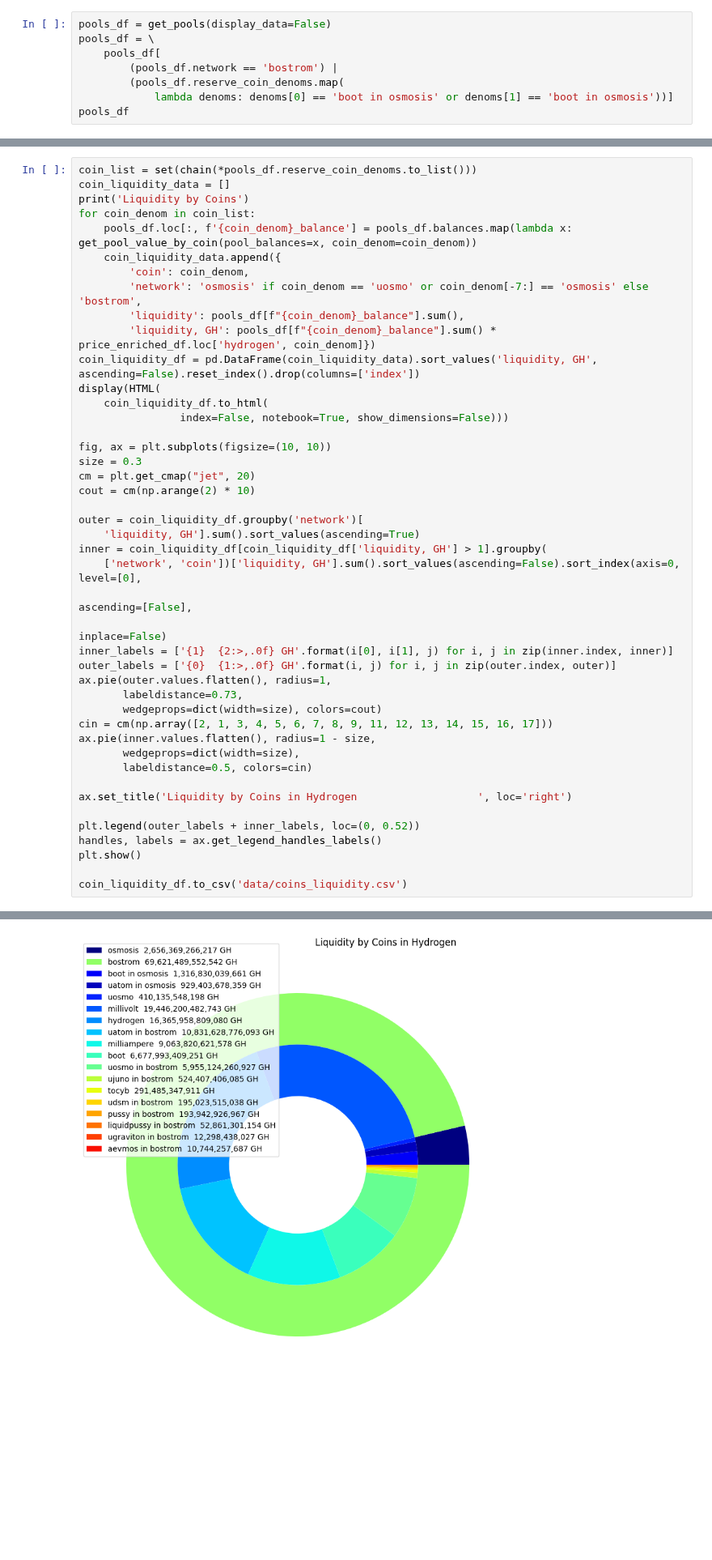
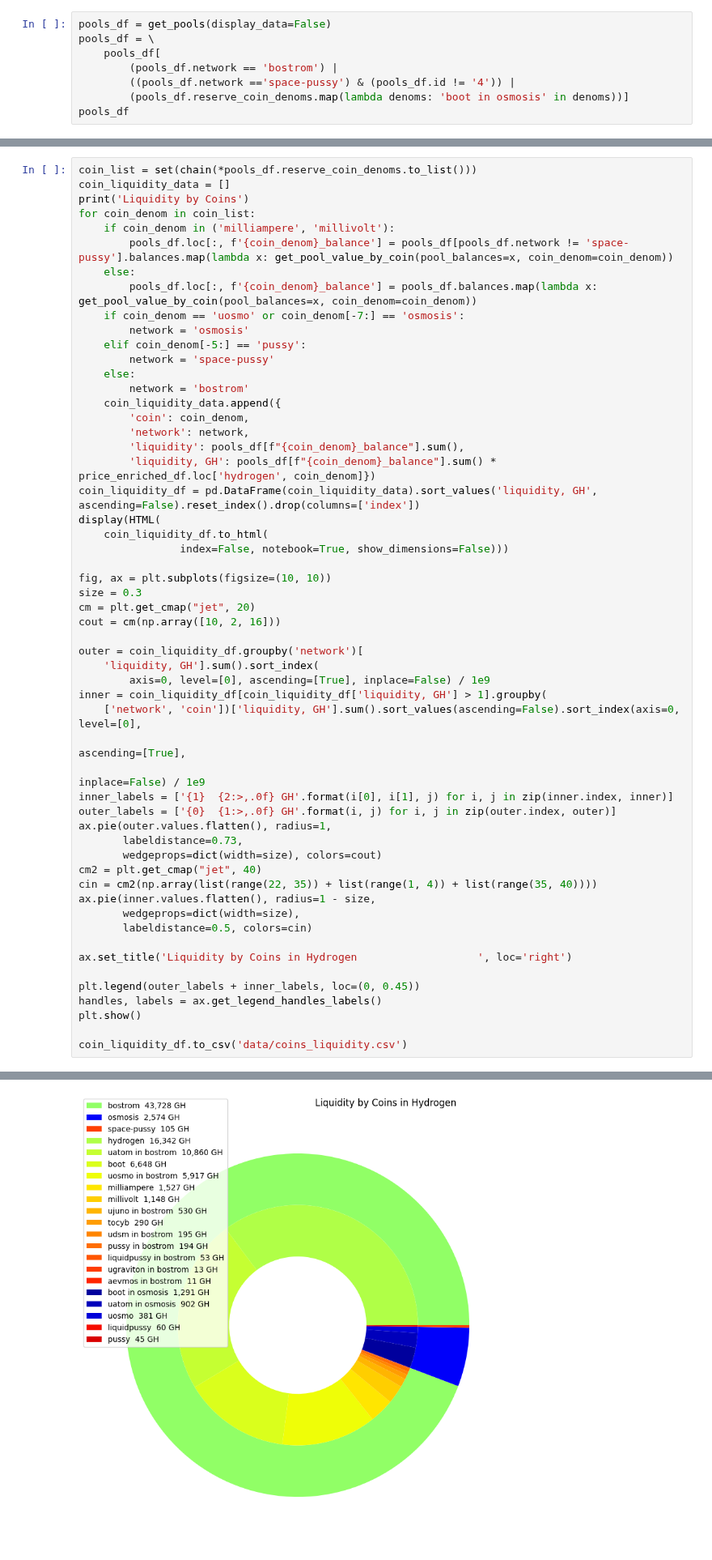
Before and after one commit to Snedashkovsky/cyber-arbitrage, a Jupyter notebook: pools_liquidity_in_gh.ipynb, the cells around one changed output, grey strips where cells are left out. Shown at 81% size. Cells and saved outputs as stored; diff of their text form; blank space fills up the shorter version.

```diff
--- a/pools_liquidity_in_gh.ipynb
+++ b/pools_liquidity_in_gh.ipynb
@@ -15,8 +15,8 @@ pools_df = get_pools(display_data=False)
 pools_df = \
     pools_df[
         (pools_df.network == 'bostrom') |
-        (pools_df.reserve_coin_denoms.map(
-            lambda denoms: denoms[0] == 'boot in osmosis' or denoms[1] == 'boot in osmosis'))]
+        ((pools_df.network =='space-pussy') & (pools_df.id != '4')) |
+        (pools_df.reserve_coin_denoms.map(lambda denoms: 'boot in osmosis' in denoms))]
 pools_df
 # %% [output]
 |  | network | id | type_id | balances | swap_fee | reserve_coin_denoms |
@@ -173,10 +176,19 @@ coin_list = set(chain(*pools_df.reserve_coin_denoms.to_list()))
 coin_liquidity_data = []
 print('Liquidity by Coins')
 for coin_denom in coin_list:
-    pools_df.loc[:, f'{coin_denom}_balance'] = pools_df.balances.map(lambda x: get_pool_value_by_coin(pool_balances=x, coin_denom=coin_denom))
+    if coin_denom in ('milliampere', 'millivolt'):
+        pools_df.loc[:, f'{coin_denom}_balance'] = pools_df[pools_df.network != 'space-pussy'].balances.map(lambda x: get_pool_value_by_coin(pool_balances=x, coin_denom=coin_denom))
+    else:
+        pools_df.loc[:, f'{coin_denom}_balance'] = pools_df.balances.map(lambda x: get_pool_value_by_coin(pool_balances=x, coin_denom=coin_denom))
+    if coin_denom == 'uosmo' or coin_denom[-7:] == 'osmosis':
+        network = 'osmosis'
+    elif coin_denom[-5:] == 'pussy':
+        network = 'space-pussy'
+    else:
+        network = 'bostrom'
     coin_liquidity_data.append({
         'coin': coin_denom,
-        'network': 'osmosis' if coin_denom == 'uosmo' or coin_denom[-7:] == 'osmosis' else 'bostrom',
+        'network': network,
         'liquidity': pools_df[f"{coin_denom}_balance"].sum(),
         'liquidity, GH': pools_df[f"{coin_denom}_balance"].sum() * price_enriched_df.loc['hydrogen', coin_denom]})
 coin_liquidity_df = pd.DataFrame(coin_liquidity_data).sort_values('liquidity, GH', ascending=False).reset_index().drop(columns=['index'])
@@ -187,27 +199,29 @@ display(HTML(
 fig, ax = plt.subplots(figsize=(10, 10))
 size = 0.3
 cm = plt.get_cmap("jet", 20)
-cout = cm(np.arange(2) * 10)
+cout = cm(np.array([10, 2, 16]))
 
 outer = coin_liquidity_df.groupby('network')[
-    'liquidity, GH'].sum().sort_values(ascending=True)
+    'liquidity, GH'].sum().sort_index(
+        axis=0, level=[0], ascending=[True], inplace=False) / 1e9
 inner = coin_liquidity_df[coin_liquidity_df['liquidity, GH'] > 1].groupby(
     ['network', 'coin'])['liquidity, GH'].sum().sort_values(ascending=False).sort_index(axis=0, level=[0],
-                                                                                             ascending=[False],
-                                                                                             inplace=False)
+                                                                                             ascending=[True],
+                                                                                             inplace=False) / 1e9
 inner_labels = ['{1}  {2:>,.0f} GH'.format(i[0], i[1], j) for i, j in zip(inner.index, inner)]
 outer_labels = ['{0}  {1:>,.0f} GH'.format(i, j) for i, j in zip(outer.index, outer)]
 ax.pie(outer.values.flatten(), radius=1,
        labeldistance=0.73,
        wedgeprops=dict(width=size), colors=cout)
-cin = cm(np.array([2, 1, 3, 4, 5, 6, 7, 8, 9, 11, 12, 13, 14, 15, 16, 17]))
+cm2 = plt.get_cmap("jet", 40)
+cin = cm2(np.array(list(range(22, 35)) + list(range(1, 4)) + list(range(35, 40))))
 ax.pie(inner.values.flatten(), radius=1 - size,
        wedgeprops=dict(width=size),
        labeldistance=0.5, colors=cin)
 
 ax.set_title('Liquidity by Coins in Hydrogen                   ', loc='right')
 
-plt.legend(outer_labels + inner_labels, loc=(0, 0.52))
+plt.legend(outer_labels + inner_labels, loc=(0, 0.45))
 handles, labels = ax.get_legend_handles_labels()
 plt.show()
 
@@ -234 +248 @@ Liquidity by Coins
-[figure, old version]
+[figure, new version]
```
Also changed, not shown: parts of 5 cells of this notebook, 2 other files.
